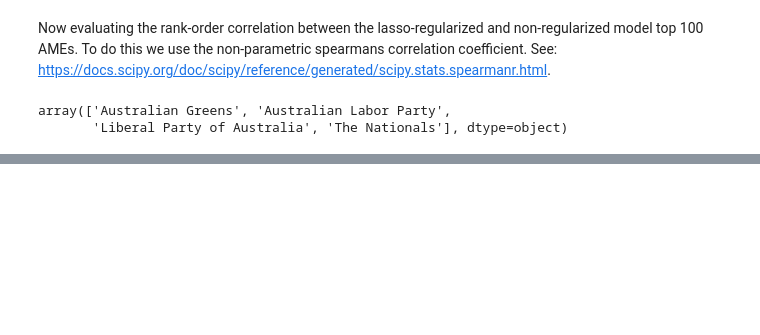
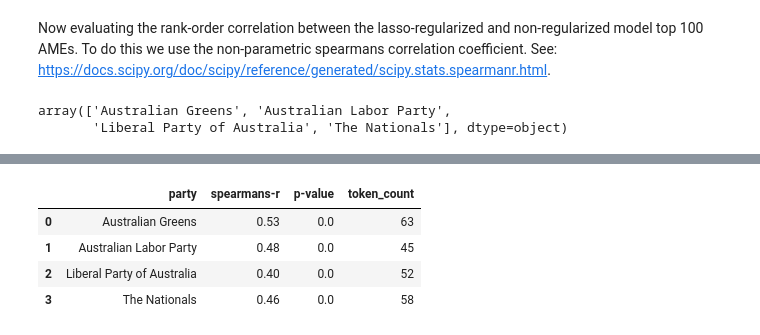
Before and after one commit to frederik-kilpinen/Exam2021-DM-ASDS2, a Jupyter notebook: Notebooks/7.party_prediction.ipynb, the cells around one changed output, grey strips where cells are left out. Saved outputs shown, nothing was run; the diff lists cells and outputs as text; code cells hidden in the pictures; blank space fills up the shorter version.

```diff
--- a/Notebooks/7.party_prediction.ipynb
+++ b/Notebooks/7.party_prediction.ipynb
@@ -254,0 +269,11 @@ print(corr_df.round(3).to_markdown())
+# %%
+corr_df2 = pd.DataFrame(rank_corr_lst[1]).transpose().reset_index()
+corr_df2.columns = ["party", "spearmans-r", "p-value"]
+corr_df2["token_count"] = tokens_count[4:]
+corr_df2.round(2)
+# %% [output]
+|  | party | spearmans-r | p-value | token_count |
+| 0 | Australian Greens | 0.53 | 0.0 | 63 |
+| 1 | Australian Labor Party | 0.48 | 0.0 | 45 |
+| 2 | Liberal Party of Australia | 0.40 | 0.0 | 52 |
+| 3 | The Nationals | 0.46 | 0.0 | 58 |
```
Also changed, not shown: parts of 8 cells of this notebook.
